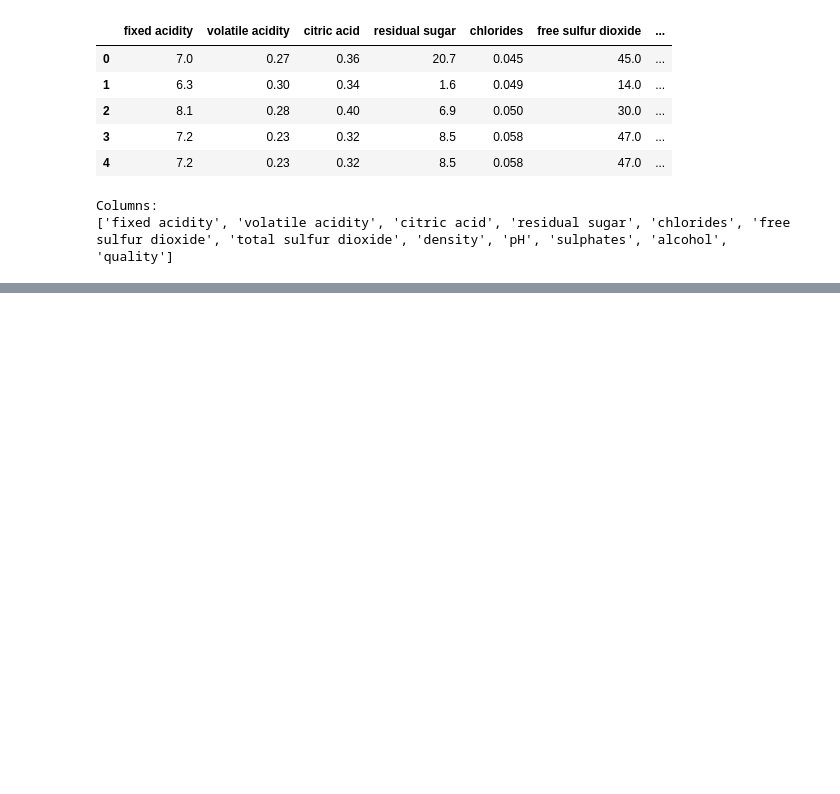
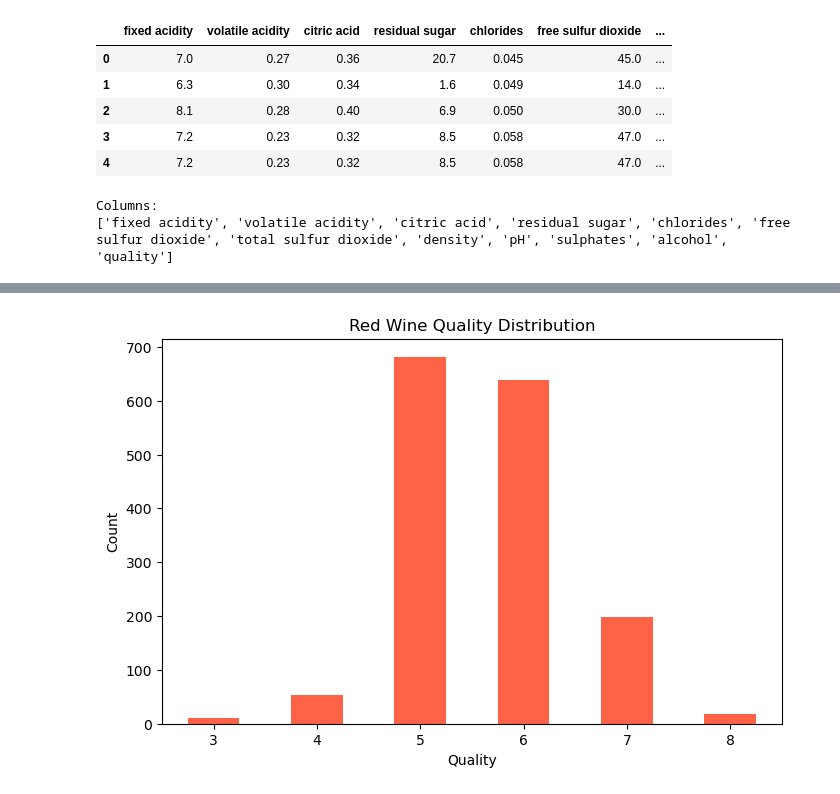
Before and after one commit to madhurmd/Wine_Quality_Comparative_Study, a Jupyter notebook: Wine_Quality_Comparative_Study_Madhur_Modi_Batch_3.ipynb, the cells around one changed output, grey strips where cells are left out. Cells and saved outputs as stored; diff of their text form; code cells hidden in the pictures; blank space fills up the shorter version.

```diff
--- a/Wine_Quality_Comparative_Study_Madhur_Modi_Batch_3.ipynb
+++ b/Wine_Quality_Comparative_Study_Madhur_Modi_Batch_3.ipynb
@@ -63,0 +161,12 @@ Columns:
+# %%
+print("========== RED WINE QUALITY DISTRIBUTION ==========\n")
+
+red_counts = red_df["quality"].value_counts().sort_index()
+red_percent = red_df["quality"].value_counts(normalize=True).sort_index()*100
+
+distribution_red = pd.DataFrame({
+    "Count": red_counts,
+    "Percentage": red_percent.round(2)
+})
+
+display(distribution_red)
@@ -63,0 +183,13 @@ Columns:
+# %%
+plt.figure(figsize=(8,5))
+
+red_counts.plot(kind="bar", color="tomato")
+
+plt.title("Red Wine Quality Distribution")
+plt.xlabel("Quality")
+plt.ylabel("Count")
+plt.xticks(rotation=0)
+
+plt.show()
+# %% [output]
+[figure, added]
```
Also changed, not shown: parts of 13 cells of this notebook.
